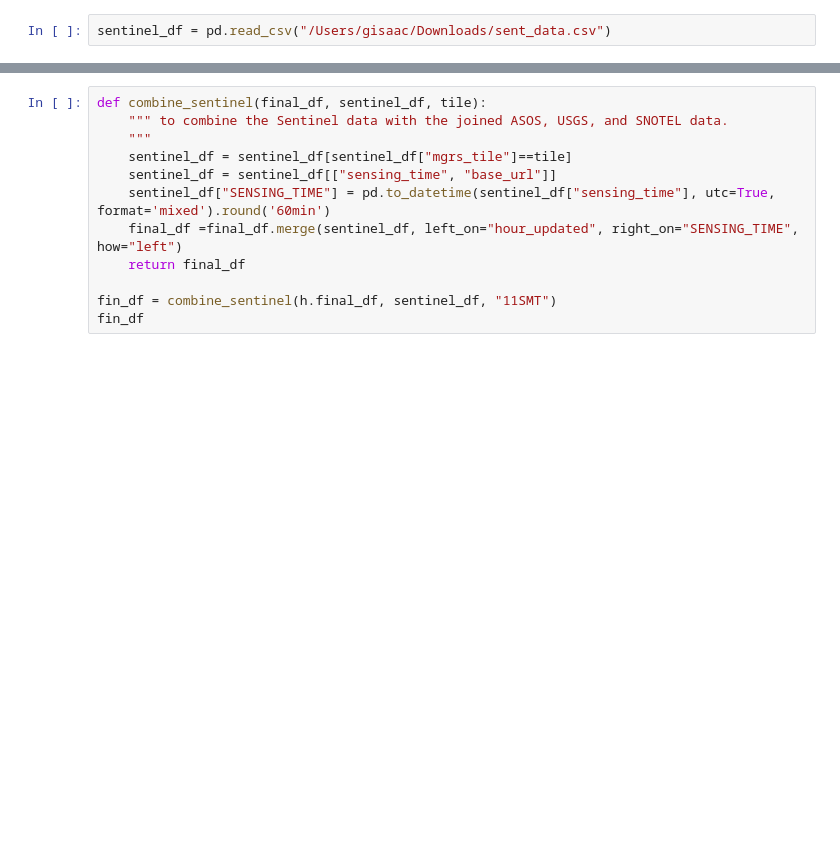
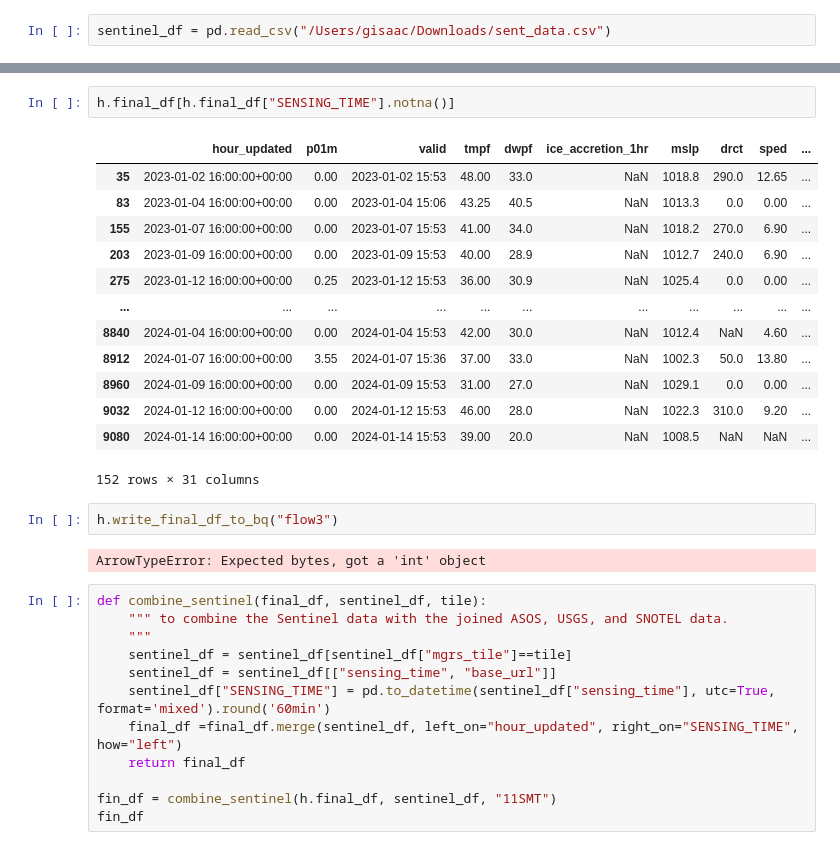
Before and after one commit to AIStream-Peelout/Water, a Jupyter notebook: notebook_etl_building/Scraping-Test-Play-Ground copy.ipynb, the cells around one changed output, grey strips where cells are left out. Cells and saved outputs as stored; diff of their text form; blank space fills up the shorter version.

```diff
--- a/notebook_etl_building/Scraping-Test-Play-Ground copy.ipynb
+++ b/notebook_etl_building/Scraping-Test-Play-Ground copy.ipynb
@@ -82,3 +91,23 @@ KeyError: "None of [Index(['SENSING_TIME', 'BASE_URL'], dtype='object')] are in
+# %%
+h.final_df[h.final_df["SENSING_TIME"].notna()]
+# %% [output]
+|  | hour_updated | p01m | valid | tmpf | dwpf | ice_accretion_1hr | mslp | drct | sped | ... |
+| 35 | 2023-01-02 16:00:00+00:00 | 0.00 | 2023-01-02 15:53 | 48.00 | 33.0 | NaN | 1018.8 | 290.0 | 12.65 | ... |
+| 83 | 2023-01-04 16:00:00+00:00 | 0.00 | 2023-01-04 15:06 | 43.25 | 40.5 | NaN | 1013.3 | 0.0 | 0.00 | ... |
+| 155 | 2023-01-07 16:00:00+00:00 | 0.00 | 2023-01-07 15:53 | 41.00 | 34.0 | NaN | 1018.2 | 270.0 | 6.90 | ... |
+| 203 | 2023-01-09 16:00:00+00:00 | 0.00 | 2023-01-09 15:53 | 40.00 | 28.9 | NaN | 1012.7 | 240.0 | 6.90 | ... |
+| 275 | 2023-01-12 16:00:00+00:00 | 0.25 | 2023-01-12 15:53 | 36.00 | 30.9 | NaN | 1025.4 | 0.0 | 0.00 | ... |
+| ... | ... | ... | ... | ... | ... | ... | ... | ... | ... | ... |
+| 8840 | 2024-01-04 16:00:00+00:00 | 0.00 | 2024-01-04 15:53 | 42.00 | 30.0 | NaN | 1012.4 | NaN | 4.60 | ... |
+| 8912 | 2024-01-07 16:00:00+00:00 | 3.55 | 2024-01-07 15:36 | 37.00 | 33.0 | NaN | 1002.3 | 50.0 | 13.80 | ... |
+| 8960 | 2024-01-09 16:00:00+00:00 | 0.00 | 2024-01-09 15:53 | 31.00 | 27.0 | NaN | 1029.1 | 0.0 | 0.00 | ... |
+| 9032 | 2024-01-12 16:00:00+00:00 | 0.00 | 2024-01-12 15:53 | 46.00 | 28.0 | NaN | 1022.3 | 310.0 | 9.20 | ... |
+| 9080 | 2024-01-14 16:00:00+00:00 | 0.00 | 2024-01-14 15:53 | 39.00 | 20.0 | NaN | 1008.5 | NaN | NaN | ... |
+152 rows × 31 columns
+# %%
+h.write_final_df_to_bq("flow3")
+# %% [output]
+ArrowTypeError: Expected bytes, got a 'int' object
 # %%
 def combine_sentinel(final_df, sentinel_df, tile):
     """ to combine the Sentinel data with the joined ASOS, USGS, and SNOTEL data.
```
Also changed, not shown: parts of 15 cells of this notebook, 1 other file.
